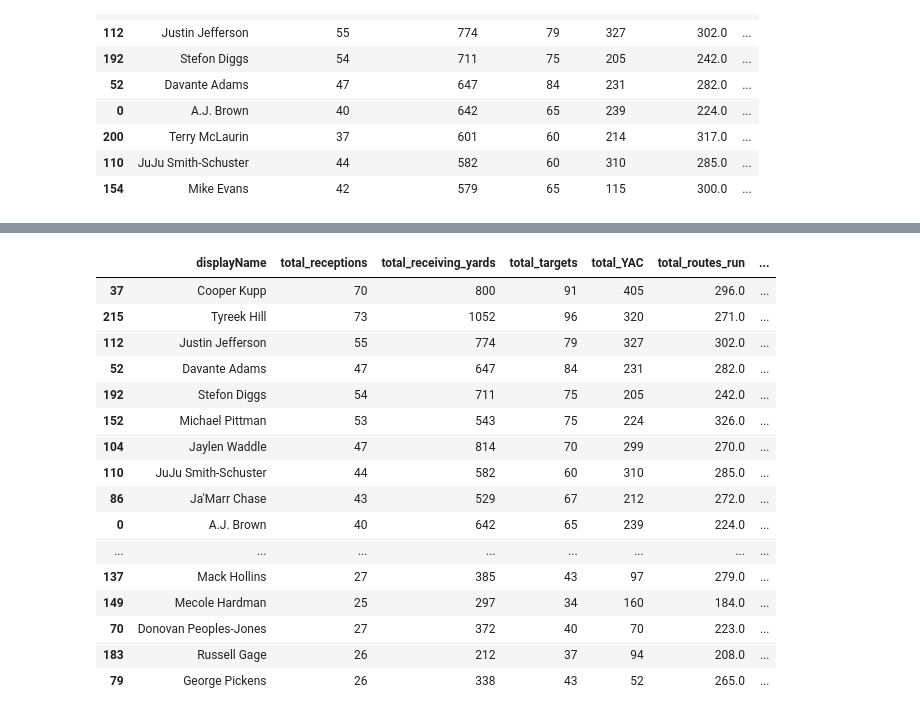
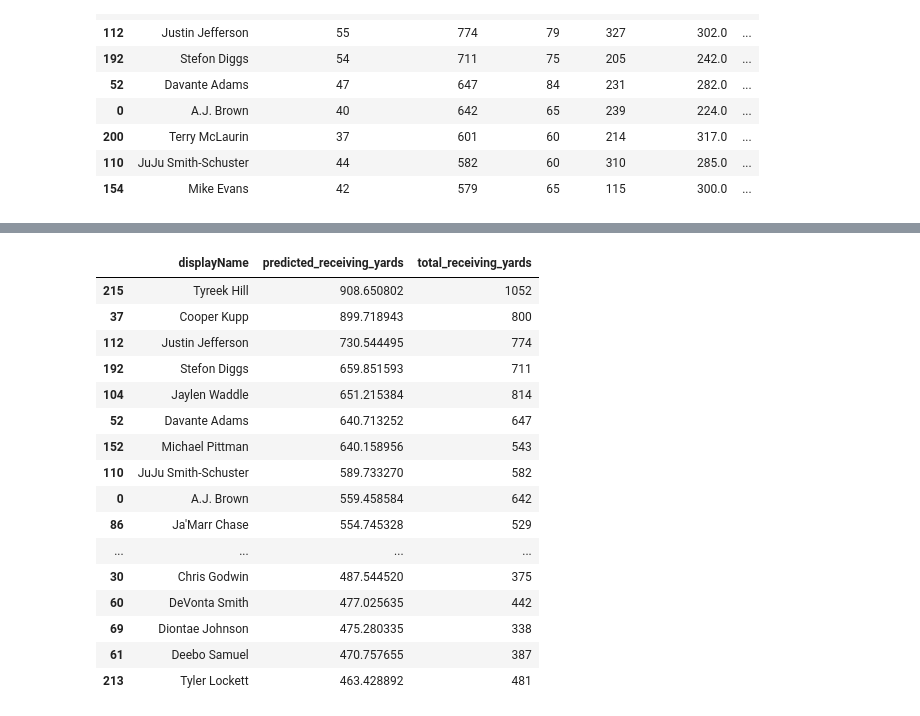
Before and after one commit to ArjunR27/301FinalProject, a Jupyter notebook: receiver_analysis.ipynb, the cells around one changed output, grey strips where cells are left out. Drawn from its saved outputs; the diff is of its cells as text; code cells hidden in the pictures.

```diff
--- a/receiver_analysis.ipynb
+++ b/receiver_analysis.ipynb
@@ -175,30 +159,0 @@ print(weights)
-# %%
-import pandas as pd
-import numpy as np
-from sklearn.linear_model import LinearRegression
-from sklearn.preprocessing import StandardScaler
-
-X = df_receiver_grouped[['total_receptions', 'total_targets', 'total_YAC', 'total_routes_run', 'catch_rate', 'YAC_per_reception']]
-Y = df_receiver_grouped['total_receiving_yards']
-
-scaler = StandardScaler()
-X_scaled = scaler.fit_transform(X)
-
-model = LinearRegression()
-model.fit(X_scaled, Y)
-
-weights = model.coef_
-
-def calculate_rank_score(row, weights, scaler, feature_columns):
-    scaled_features = scaler.transform([row[feature_columns]])
-
-    rank_score = np.dot(scaled_features, weights)
-
-    return rank_score.flatten()[0]
-
-df_receiver_grouped['rank_score'] = df_receiver_grouped.apply(
-    lambda row: calculate_rank_score(row, weights, scaler, ['total_receptions', 'total_targets', 'total_YAC', 'total_routes_run', 'catch_rate', 'YAC_per_reception']),
-    axis=1
-)
-
-df_receiver_grouped['scaled_rank_score'] = ((((df_receiver_grouped['rank_score'] - df_receiver_grouped['rank_score'].min()) / (df_receiver_grouped['rank_score'].max() - df_receiver_grouped['rank_score'].min())) * 99) + 1)
@@ -205,21 +215,22 @@ df_receiver_grouped['scaled_rank_score'] = ((((df_receiver_grouped['rank_score']
 # %%
-df_receiver_grouped.sort_values(by='rank_score', ascending=False).head(50)
+df_sorted = df_receiver_grouped.sort_values(by='predicted_receiving_yards', ascending=False).head(25)
+df_sorted[['displayName', 'predicted_receiving_yards', 'total_receiving_yards']]
 # %% [output]
-|  | displayName | total_receptions | total_receiving_yards | total_targets | total_YAC | total_routes_run | ... |
-| 37 | Cooper Kupp | 70 | 800 | 91 | 405 | 296.0 | ... |
-| 215 | Tyreek Hill | 73 | 1052 | 96 | 320 | 271.0 | ... |
-| 112 | Justin Jefferson | 55 | 774 | 79 | 327 | 302.0 | ... |
-| 52 | Davante Adams | 47 | 647 | 84 | 231 | 282.0 | ... |
-| 192 | Stefon Diggs | 54 | 711 | 75 | 205 | 242.0 | ... |
-| 152 | Michael Pittman | 53 | 543 | 75 | 224 | 326.0 | ... |
-| 104 | Jaylen Waddle | 47 | 814 | 70 | 299 | 270.0 | ... |
-| 110 | JuJu Smith-Schuster | 44 | 582 | 60 | 310 | 285.0 | ... |
-| 86 | Ja'Marr Chase | 43 | 529 | 67 | 212 | 272.0 | ... |
-| 0 | A.J. Brown | 40 | 642 | 65 | 239 | 224.0 | ... |
-| ... | ... | ... | ... | ... | ... | ... | ... |
-| 137 | Mack Hollins | 27 | 385 | 43 | 97 | 279.0 | ... |
-| 149 | Mecole Hardman | 25 | 297 | 34 | 160 | 184.0 | ... |
-| 70 | Donovan Peoples-Jones | 27 | 372 | 40 | 70 | 223.0 | ... |
-| 183 | Russell Gage | 26 | 212 | 37 | 94 | 208.0 | ... |
-| 79 | George Pickens | 26 | 338 | 43 | 52 | 265.0 | ... |
+|  | displayName | predicted_receiving_yards | total_receiving_yards |
+| 215 | Tyreek Hill | 908.650802 | 1052 |
+| 37 | Cooper Kupp | 899.718943 | 800 |
+| 112 | Justin Jefferson | 730.544495 | 774 |
+| 192 | Stefon Diggs | 659.851593 | 711 |
+| 104 | Jaylen Waddle | 651.215384 | 814 |
+| 52 | Davante Adams | 640.713252 | 647 |
+| 152 | Michael Pittman | 640.158956 | 543 |
+| 110 | JuJu Smith-Schuster | 589.733270 | 582 |
+| 0 | A.J. Brown | 559.458584 | 642 |
+| 86 | Ja'Marr Chase | 554.745328 | 529 |
+| ... | ... | ... | ... |
+| 30 | Chris Godwin | 487.544520 | 375 |
+| 60 | DeVonta Smith | 477.025635 | 442 |
+| 69 | Diontae Johnson | 475.280335 | 338 |
+| 61 | Deebo Samuel | 470.757655 | 387 |
+| 213 | Tyler Lockett | 463.428892 | 481 |
 # %%
```
Also changed, not shown: parts of 5 cells of this notebook, 1 other file.
